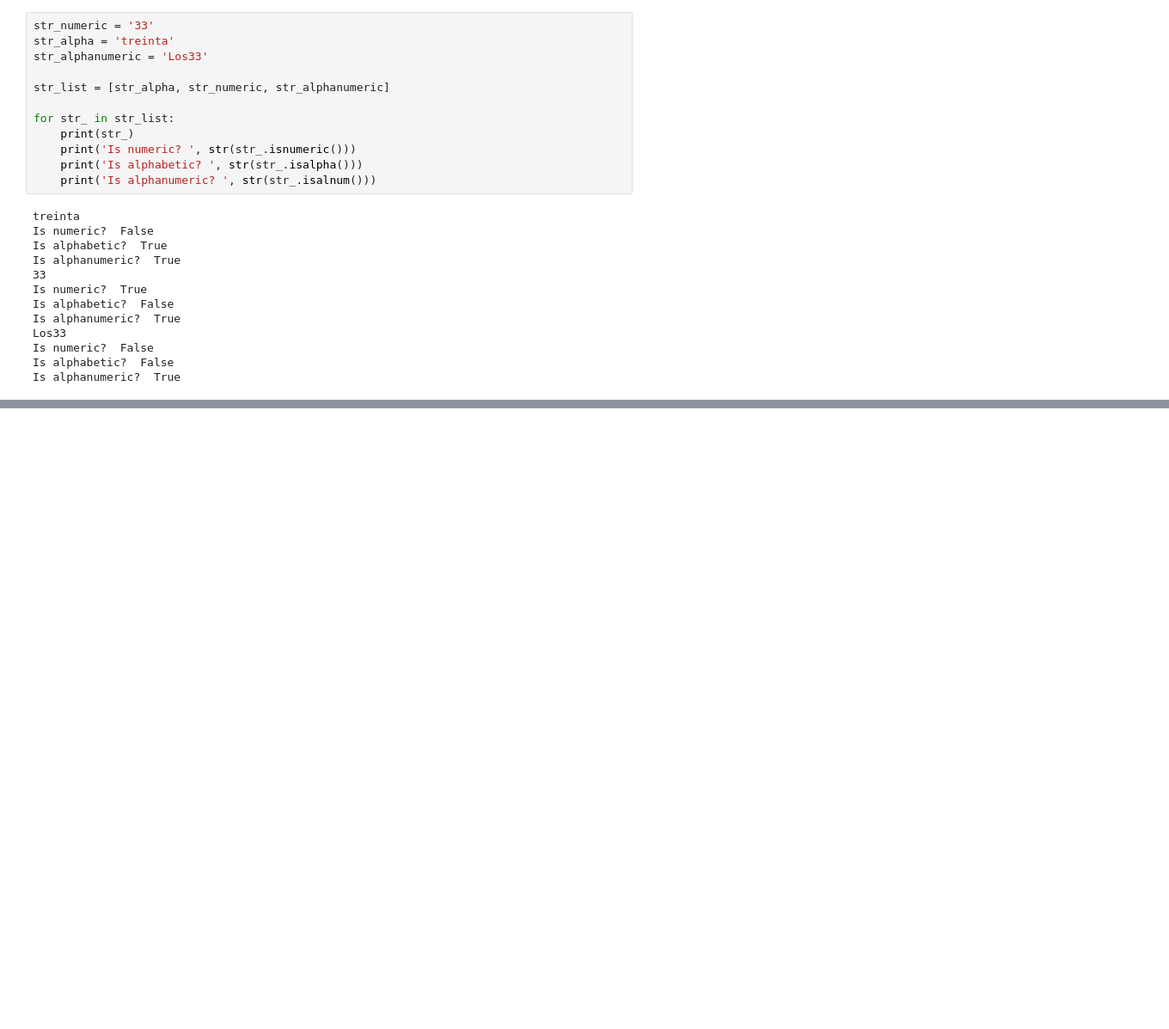
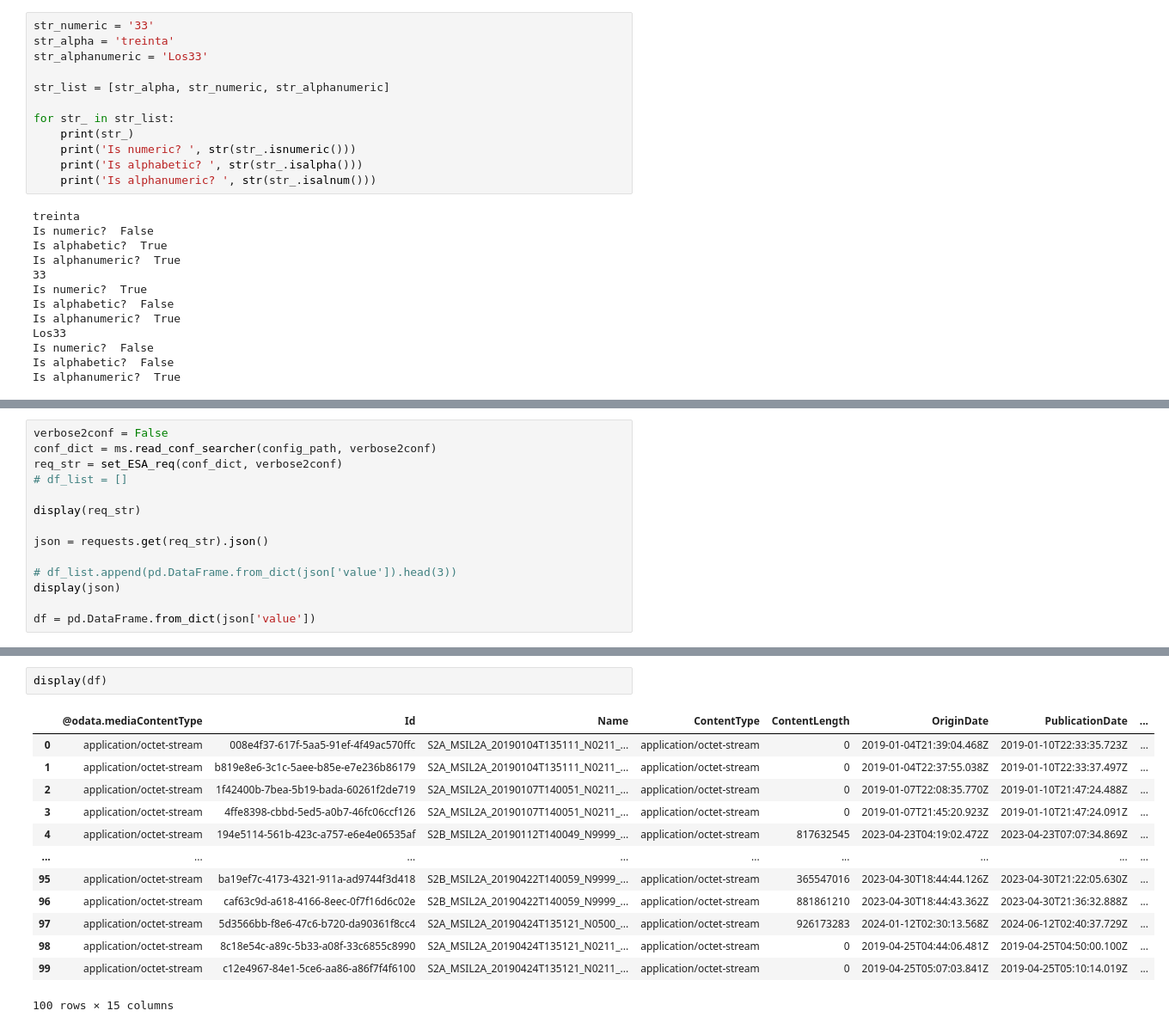
Before and after one commit to gvdiaz/NDVI_S2_gauge, a Jupyter notebook: Scripts/Nube_funciones.ipynb, the cells around one changed output, grey strips where cells are left out. Shown at 86% size. Saved outputs shown, nothing was run; the diff lists cells and outputs as text; blank space fills up the shorter version.

Commit message:
Agrego funciones para bloques de configuración de parámetros y envio de requests a servidor de ESA. Funcionó OK

```diff
--- a/Scripts/Nube_funciones.ipynb
+++ b/Scripts/Nube_funciones.ipynb
@@ -281,0 +386,14 @@ Type:      method_descriptor
+# %%
+verbose2conf = False
+conf_dict = ms.read_conf_searcher(config_path, verbose2conf)
+req_str = set_ESA_req(conf_dict, verbose2conf)
+# df_list = []
+
+display(req_str)
+
+json = requests.get(req_str).json()
+
+# df_list.append(pd.DataFrame.from_dict(json['value']).head(3))
+display(json)
+
+df = pd.DataFrame.from_dict(json['value'])
@@ -281,0 +421,16 @@ Type:      method_descriptor
+# %%
+display(df)
+# %% [output]
+|  | @odata.mediaContentType | Id | Name | ContentType | ContentLength | OriginDate | PublicationDate | ... |
+| 0 | application/octet-stream | 008e4f37-617f-5aa5-91ef-4f49ac570ffc | S2A_MSIL2A_20190104T135111_N0211_... | application/octet-stream | 0 | 2019-01-04T21:39:04.468Z | 2019-01-10T22:33:35.723Z | ... |
+| 1 | application/octet-stream | b819e8e6-3c1c-5aee-b85e-e7e236b86179 | S2A_MSIL2A_20190104T135111_N0211_... | application/octet-stream | 0 | 2019-01-04T22:37:55.038Z | 2019-01-10T22:33:37.497Z | ... |
+| 2 | application/octet-stream | 1f42400b-7bea-5b19-bada-60261f2de719 | S2A_MSIL2A_20190107T140051_N0211_... | application/octet-stream | 0 | 2019-01-07T22:08:35.770Z | 2019-01-10T21:47:24.488Z | ... |
+| 3 | application/octet-stream | 4ffe8398-cbbd-5ed5-a0b7-46fc06ccf126 | S2A_MSIL2A_20190107T140051_N0211_... | application/octet-stream | 0 | 2019-01-07T21:45:20.923Z | 2019-01-10T21:47:24.091Z | ... |
+| 4 | application/octet-stream | 194e5114-561b-423c-a757-e6e4e06535af | S2B_MSIL2A_20190112T140049_N9999_... | application/octet-stream | 817632545 | 2023-04-23T04:19:02.472Z | 2023-04-23T07:07:34.869Z | ... |
+| ... | ... | ... | ... | ... | ... | ... | ... | ... |
+| 95 | application/octet-stream | ba19ef7c-4173-4321-911a-ad9744f3d418 | S2B_MSIL2A_20190422T140059_N9999_... | application/octet-stream | 365547016 | 2023-04-30T18:44:44.126Z | 2023-04-30T21:22:05.630Z | ... |
+| 96 | application/octet-stream | caf63c9d-a618-4166-8eec-0f7f16d6c02e | S2B_MSIL2A_20190422T140059_N9999_... | application/octet-stream | 881861210 | 2023-04-30T18:44:43.362Z | 2023-04-30T21:36:32.888Z | ... |
+| 97 | application/octet-stream | 5d3566bb-f8e6-47c6-b720-da90361f8cc4 | S2A_MSIL2A_20190424T135121_N0500_... | application/octet-stream | 926173283 | 2024-01-12T02:30:13.568Z | 2024-06-12T02:40:37.729Z | ... |
+| 98 | application/octet-stream | 8c18e54c-a89c-5b33-a08f-33c6855c8990 | S2A_MSIL2A_20190424T135121_N0211_... | application/octet-stream | 0 | 2019-04-25T04:44:06.481Z | 2019-04-25T04:50:00.100Z | ... |
+| 99 | application/octet-stream | c12e4967-84e1-5ce6-aa86-a86f7f4f6100 | S2A_MSIL2A_20190424T135121_N0211_... | application/octet-stream | 0 | 2019-04-25T05:07:03.841Z | 2019-04-25T05:10:14.019Z | ... |
+100 rows × 15 columns
```
Also changed, not shown: parts of 9 cells of this notebook.
